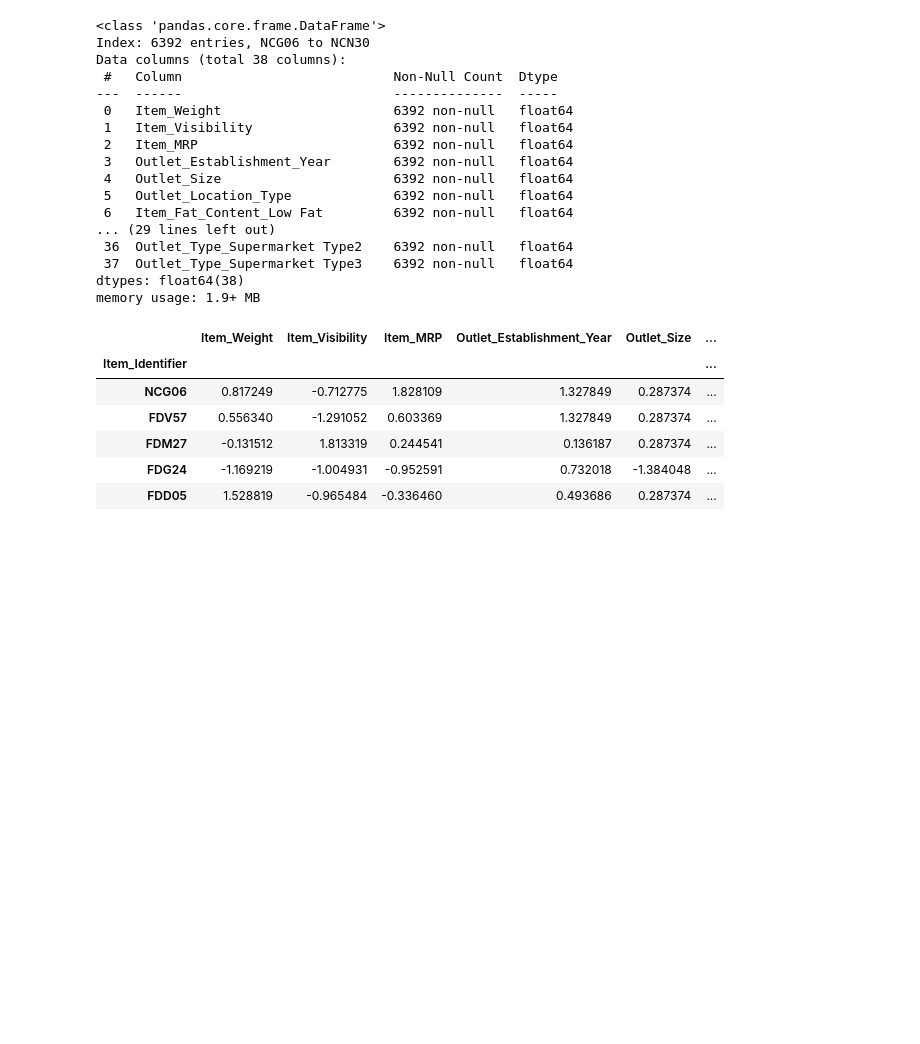
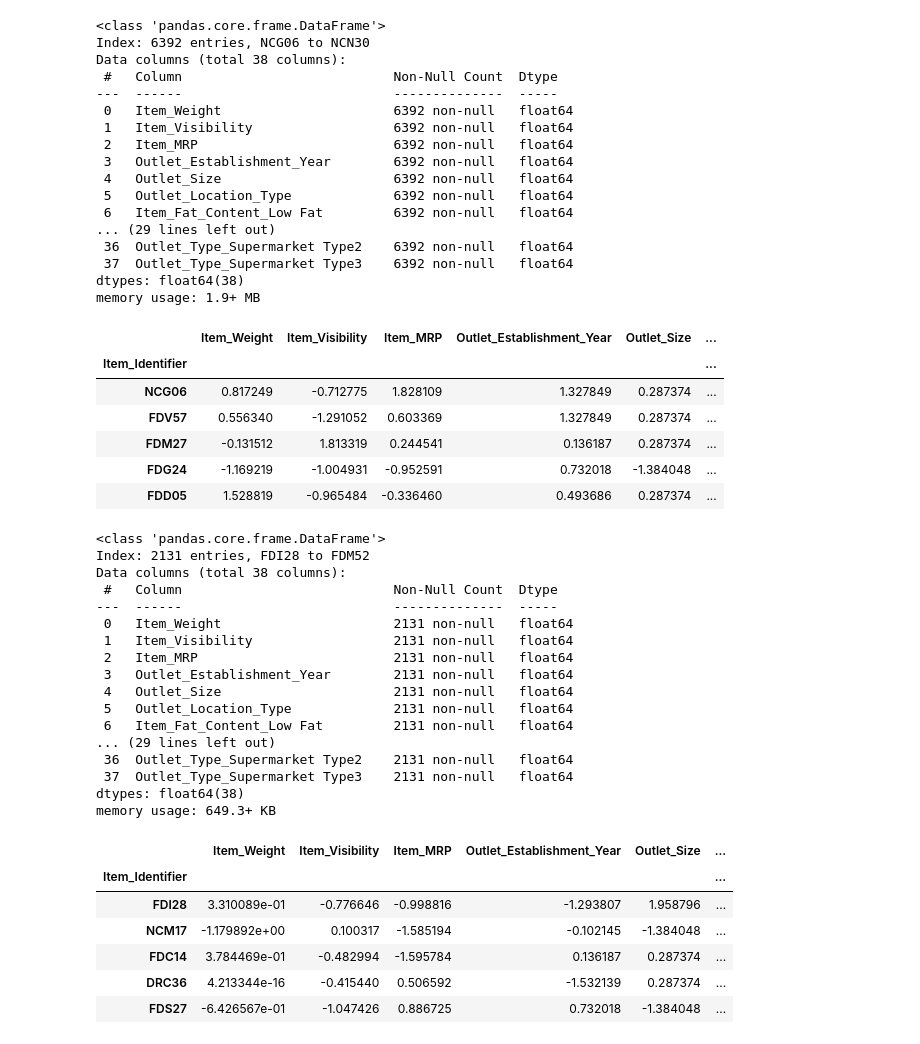
Before and after one commit to SOUAD30/sales_predictions_2023, a Jupyter notebook: Project_1__Part_4_5.ipynb, the cells around one changed output. Cells and saved outputs as stored; diff of their text form; code cells hidden in the pictures; blank space fills up the shorter version.

```diff
--- a/Project_1__Part_4_5.ipynb
+++ b/Project_1__Part_4_5.ipynb
@@ -657,0 +729,5 @@ X_test_cat_tf = (categorical_pipeline.fit_transform(X_test[cat_cols]))
+# %%
+# Transform the training and test data
+X_train_cat_tf = categorical_pipeline.transform(X_train[cat_cols])
+X_test_cat_tf = categorical_pipeline.transform(X_test[cat_cols])
+X_train_cat_tf.head()
@@ -667,5 +751,4 @@ ordinal_pipeline = Pipeline([
     ('scaler', StandardScaler())  # Scale the ordinal features
 ])
 
-X_train_ord_tf = (ordinal_pipeline.fit_transform(X_train[ord_cols]))
-X_test_ord_tf= (ordinal_pipeline.fit_transform(X_test[ord_cols]))
+ordinal_pipeline
@@ -671,0 +761,3 @@ X_test_ord_tf= (ordinal_pipeline.fit_transform(X_test[ord_cols]))
+# %%
+# Fit the pipeline on the training data
+ordinal_pipeline.fit(X_train[ord_cols])
@@ -671,0 +770,5 @@ X_test_ord_tf= (ordinal_pipeline.fit_transform(X_test[ord_cols]))
+# %%
+# Transform the training and test data
+X_train_ord_tf = ordinal_pipeline.transform(X_train[ord_cols])
+X_test_ord_tf = ordinal_pipeline.transform(X_test[ord_cols])
+X_train_ord_tf.head()
@@ -700,3 +811,34 @@ memory usage: 1.9+ MB
 | FDM27 | -0.131512 | 1.813319 | 0.244541 | 0.136187 | 0.287374 | ... |
 | FDG24 | -1.169219 | -1.004931 | -0.952591 | 0.732018 | -1.384048 | ... |
 | FDD05 | 1.528819 | -0.965484 | -0.336460 | 0.493686 | 0.287374 | ... |
+# %%
+# re-combine the 3 dataframes of testing data
+X_test_tf = pd.concat([X_test_num_tf, X_test_ord_tf,
+                               X_test_cat_tf], axis=1)
+X_test_tf.info()
+X_test_tf.head()
+# %% [output]
+<class 'pandas.core.frame.DataFrame'>
+Index: 2131 entries, FDI28 to FDM52
+Data columns (total 38 columns):
+ #   Column                           Non-Null Count  Dtype
+---  ------                           --------------  -----
+ 0   Item_Weight                      2131 non-null   float64
+ 1   Item_Visibility                  2131 non-null   float64
+ 2   Item_MRP                         2131 non-null   float64
+ 3   Outlet_Establishment_Year        2131 non-null   float64
+ 4   Outlet_Size                      2131 non-null   float64
+ 5   Outlet_Location_Type             2131 non-null   float64
+ 6   Item_Fat_Content_Low Fat         2131 non-null   float64
+... (29 lines left out)
+ 36  Outlet_Type_Supermarket Type2    2131 non-null   float64
+ 37  Outlet_Type_Supermarket Type3    2131 non-null   float64
+dtypes: float64(38)
+memory usage: 649.3+ KB
+|  | Item_Weight | Item_Visibility | Item_MRP | Outlet_Establishment_Year | Outlet_Size | ... |
+| Item_Identifier |  |  |  |  |  | ... |
+| FDI28 | 3.310089e-01 | -0.776646 | -0.998816 | -1.293807 | 1.958796 | ... |
+| NCM17 | -1.179892e+00 | 0.100317 | -1.585194 | -0.102145 | -1.384048 | ... |
+| FDC14 | 3.784469e-01 | -0.482994 | -1.595784 | 0.136187 | 0.287374 | ... |
+| DRC36 | 4.213344e-16 | -0.415440 | 0.506592 | -1.532139 | 0.287374 | ... |
+| FDS27 | -6.426567e-01 | -1.047426 | 0.886725 | 0.732018 | -1.384048 | ... |
```
Also changed, not shown: parts of 26 cells of this notebook.
